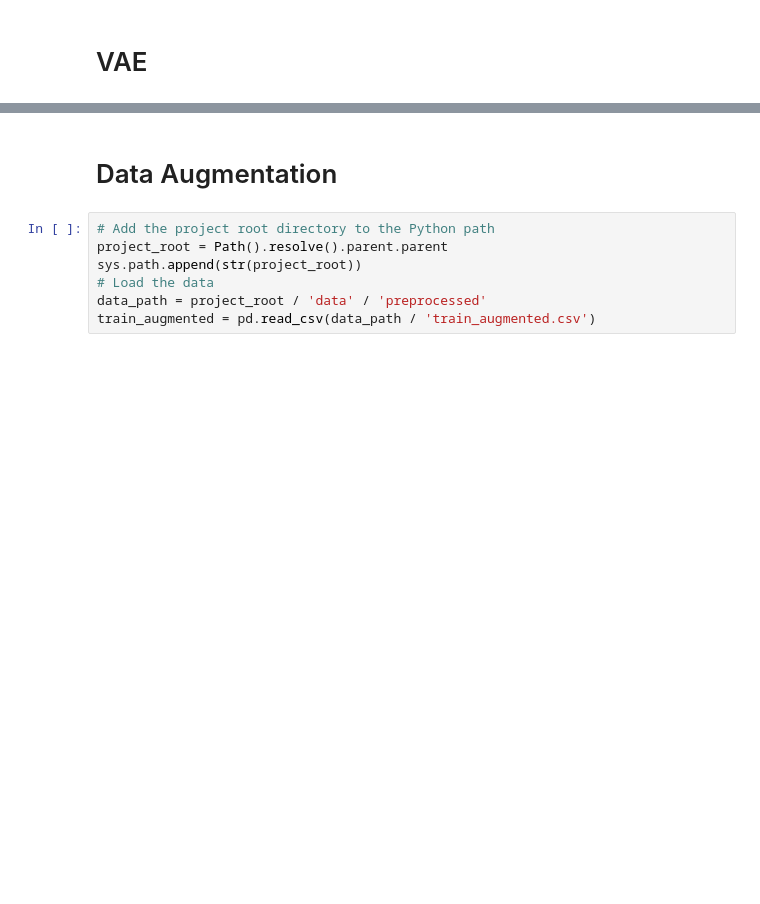
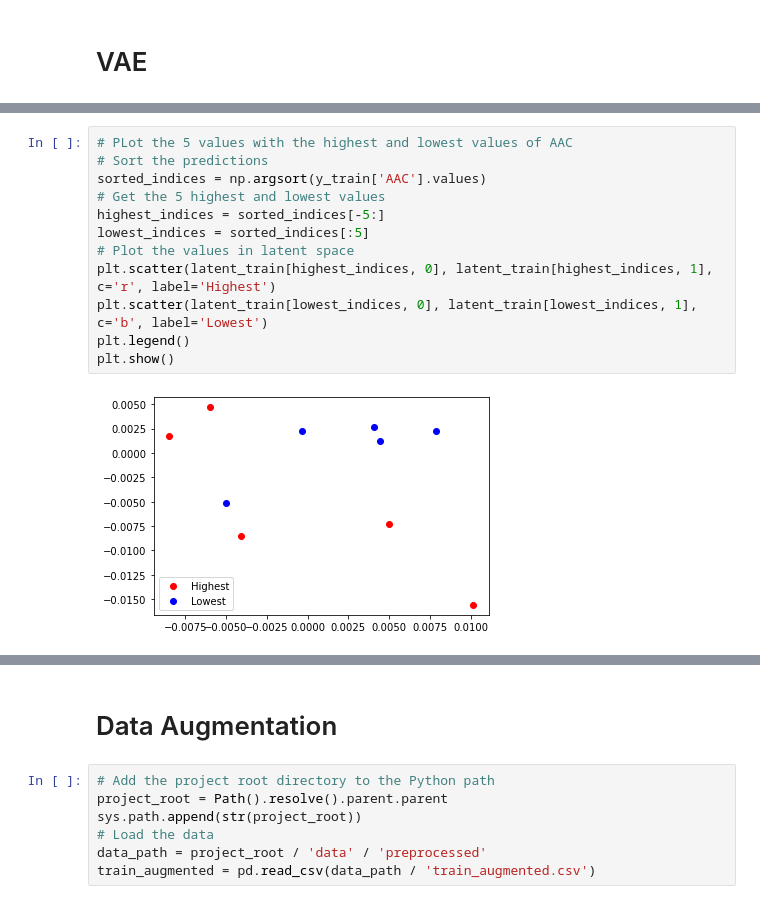
Before and after one commit to oskarboesch/ml-project-2-lol-ml, a Jupyter notebook: src/notebooks/auto_encoder.ipynb, the cells around one changed output, grey strips where cells are left out. Cells and saved outputs as stored; diff of their text form; blank space fills up the shorter version.

```diff
--- a/src/notebooks/auto_encoder.ipynb
+++ b/src/notebooks/auto_encoder.ipynb
@@ -224,3 +239,17 @@ Spearman's Correlation (ρ): 0.3036262503413641
+# %%
+# PLot the 5 values with the highest and lowest values of AAC
+# Sort the predictions
+sorted_indices = np.argsort(y_train['AAC'].values)
+# Get the 5 highest and lowest values
+highest_indices = sorted_indices[-5:]
+lowest_indices = sorted_indices[:5]
+# Plot the values in latent space
+plt.scatter(latent_train[highest_indices, 0], latent_train[highest_indices, 1], c='r', label='Highest')
+plt.scatter(latent_train[lowest_indices, 0], latent_train[lowest_indices, 1], c='b', label='Lowest')
+plt.legend()
+plt.show()
+# %% [output]
+[figure, added]
 # %%
 from sklearn.neural_network import MLPRegressor
 # Use a MLPRegressor
```
Also changed, not shown: parts of 26 cells of this notebook, 1 other file.
